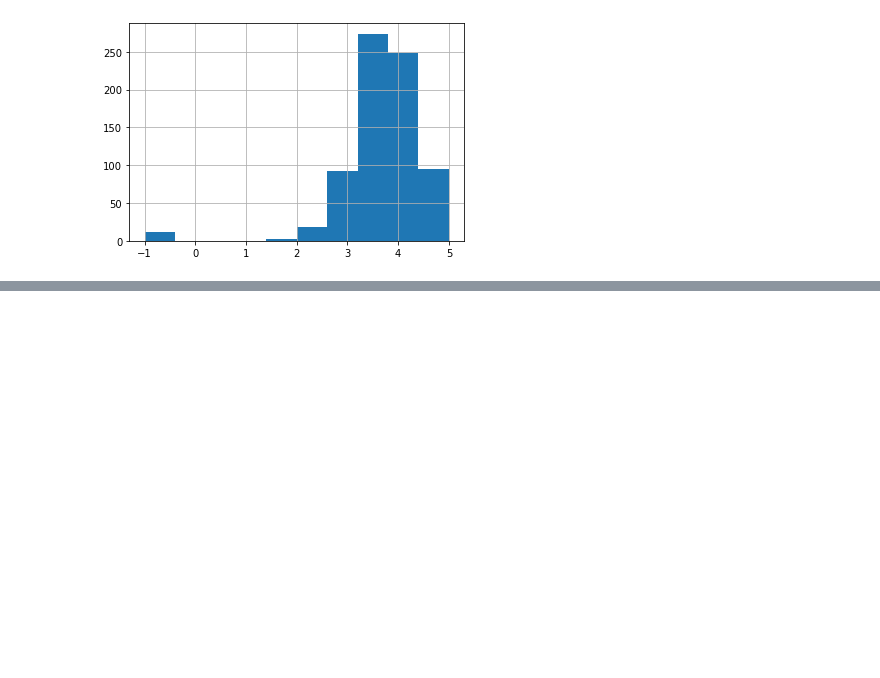
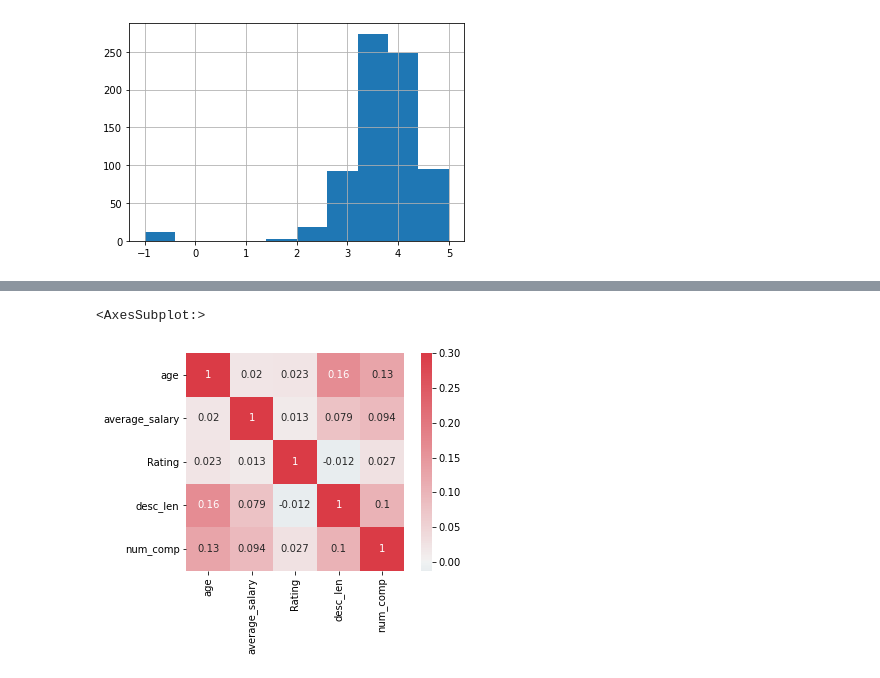
Before and after one commit to subhambh2000/Data_Science_Project, a Jupyter notebook: data_eda.ipynb, the cells around one changed output, grey strips where cells are left out. Drawn from its saved outputs; the diff is of its cells as text; code cells hidden in the pictures; blank space fills up the shorter version.

Commit message:
data_eda_completed

```diff
--- a/data_eda.ipynb
+++ b/data_eda.ipynb
@@ -124,0 +142,8 @@ data.Rating.hist()
+# %%
+# _, ax = plt.subplots(figsize = (25, 20))
+colormap= sns.diverging_palette(220, 10, as_cmap = True)
+sns.heatmap(data[['age', 'average_salary', 'Rating',
+                       'desc_len','num_comp']].corr(),vmax=.3,center=0,cmap=colormap,square=True,annot=True)
+# %% [output]
+<AxesSubplot:>
+[figure, added]
```
Also changed, not shown: parts of 12 cells of this notebook.
